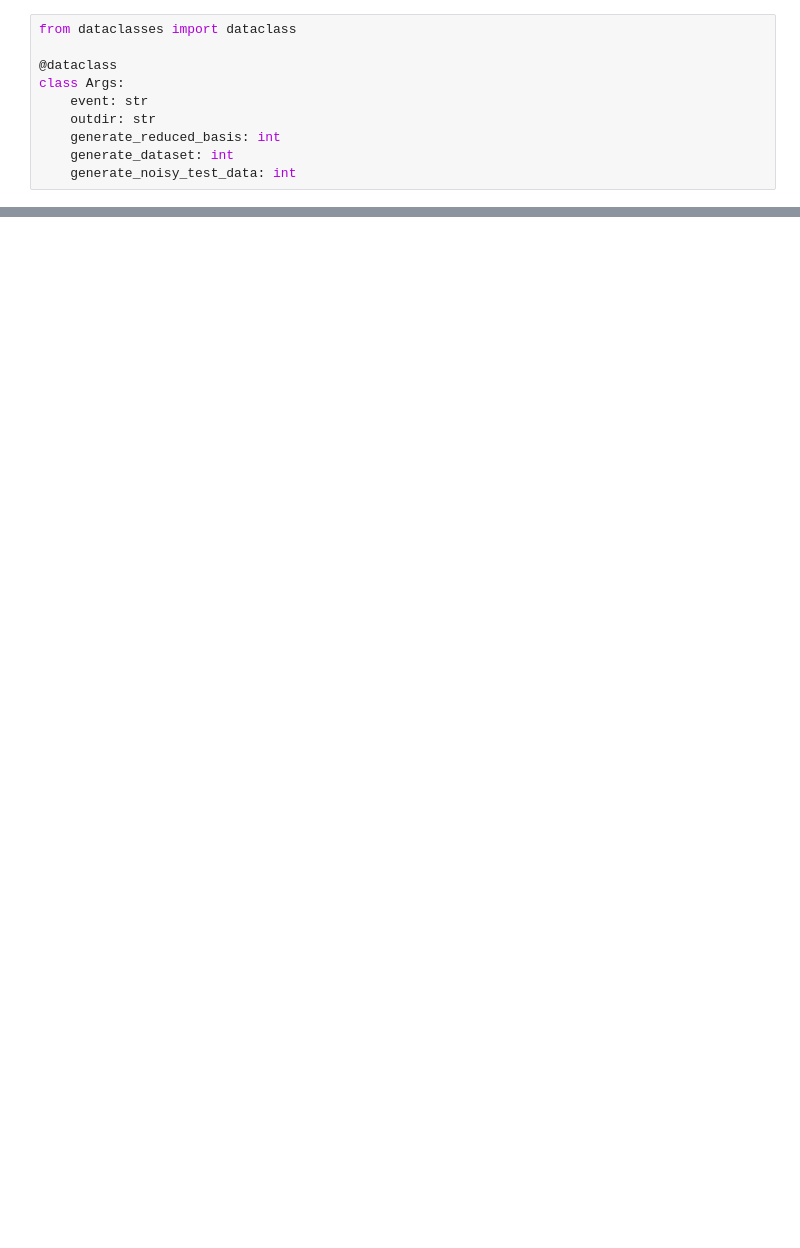
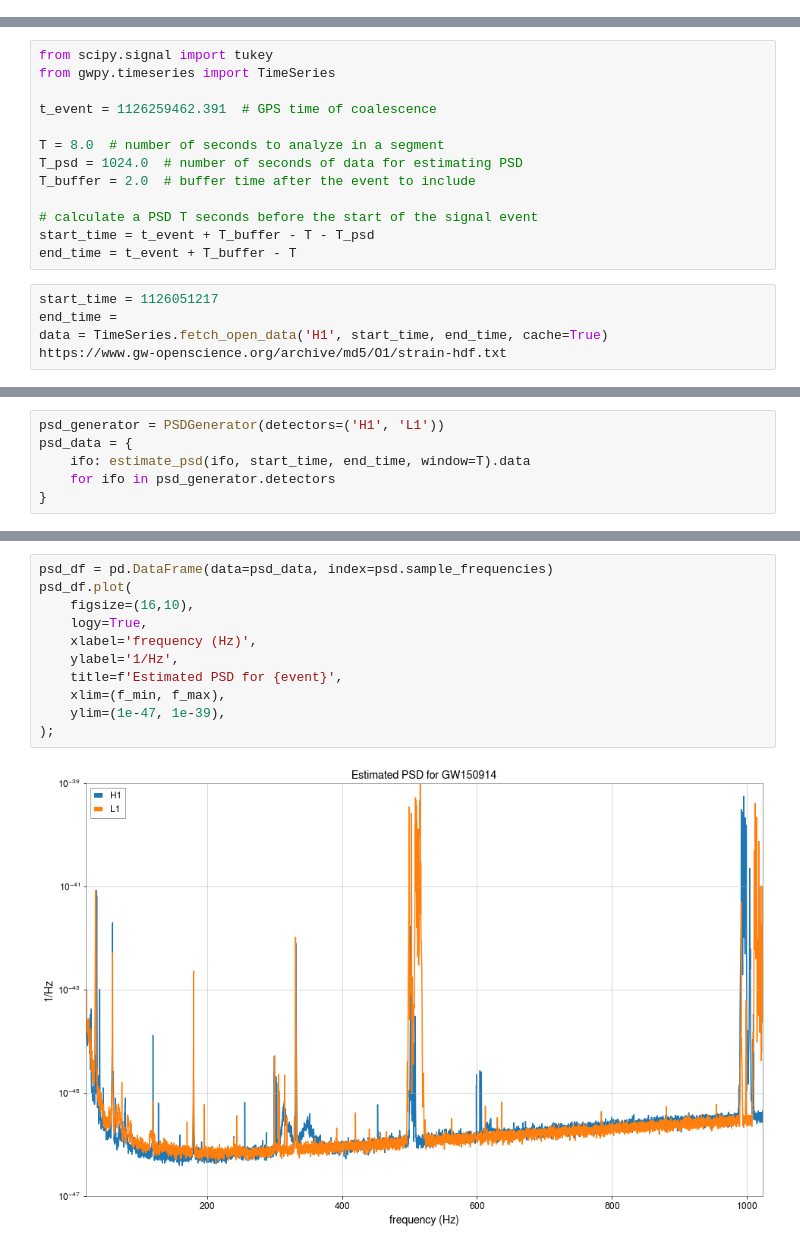
Before and after one commit to tanghyd/gravflows, a Jupyter notebook: waveform_generator.ipynb, the cells around one changed output, grey strips where cells are left out. Drawn from its saved outputs; the diff is of its cells as text; blank space fills up the shorter version.

```diff
--- a/waveform_generator.ipynb
+++ b/waveform_generator.ipynb
@@ -8,10 +4,0 @@ import lfigw.waveform_generator as wfg
-# %%
-from dataclasses import dataclass
-
-@dataclass
-class Args:
-    event: str
-    outdir: str
-    generate_reduced_basis: int
-    generate_dataset: int
-    generate_noisy_test_data: int
@@ -131,0 +184,18 @@ Program complete.
+# %%
+from scipy.signal import tukey
+from gwpy.timeseries import TimeSeries
+
+t_event = 1126259462.391  # GPS time of coalescence
+
+T = 8.0  # number of seconds to analyze in a segment
+T_psd = 1024.0  # number of seconds of data for estimating PSD
+T_buffer = 2.0  # buffer time after the event to include
+
+# calculate a PSD T seconds before the start of the signal event
+start_time = t_event + T_buffer - T - T_psd
+end_time = t_event + T_buffer - T
+# %%
+start_time = 1126051217
+end_time =
+data = TimeSeries.fetch_open_data('H1', start_time, end_time, cache=True)
+https://www.gw-openscience.org/archive/md5/O1/strain-hdf.txt
@@ -131,0 +242,6 @@ Program complete.
+# %%
+psd_generator = PSDGenerator(detectors=('H1', 'L1'))
+psd_data = {
+    ifo: estimate_psd(ifo, start_time, end_time, window=T).data
+    for ifo in psd_generator.detectors
+}
@@ -131,0 +252,13 @@ Program complete.
+# %%
+psd_df = pd.DataFrame(data=psd_data, index=psd.sample_frequencies)
+psd_df.plot(
+    figsize=(16,10),
+    logy=True,
+    xlabel='frequency (Hz)',
+    ylabel='1/Hz',
+    title=f'Estimated PSD for {event}',
+    xlim=(f_min, f_max),
+    ylim=(1e-47, 1e-39),
+);
+# %% [output]
+[figure, added]
```
Also changed, not shown: parts of 23 cells of this notebook, 12 other files.
